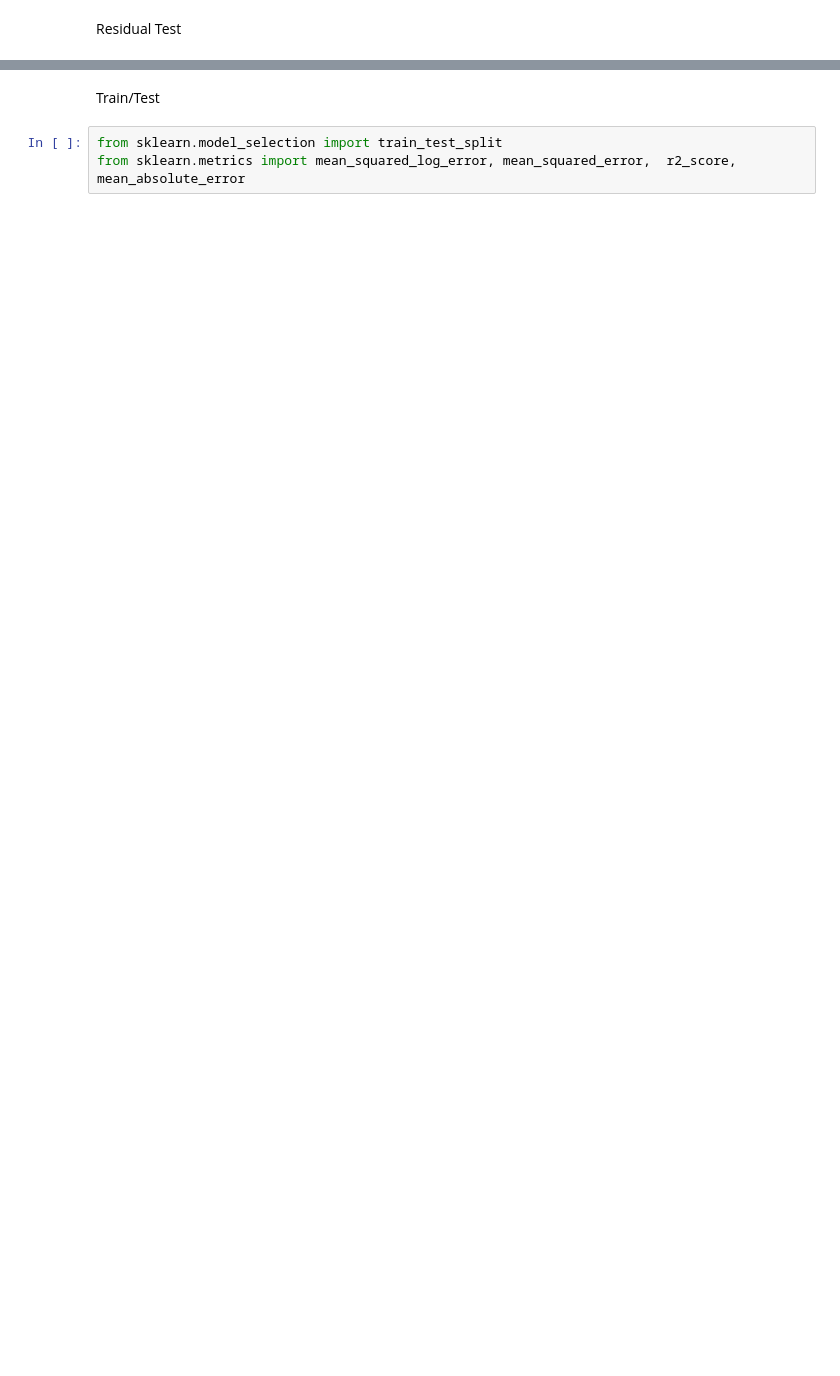
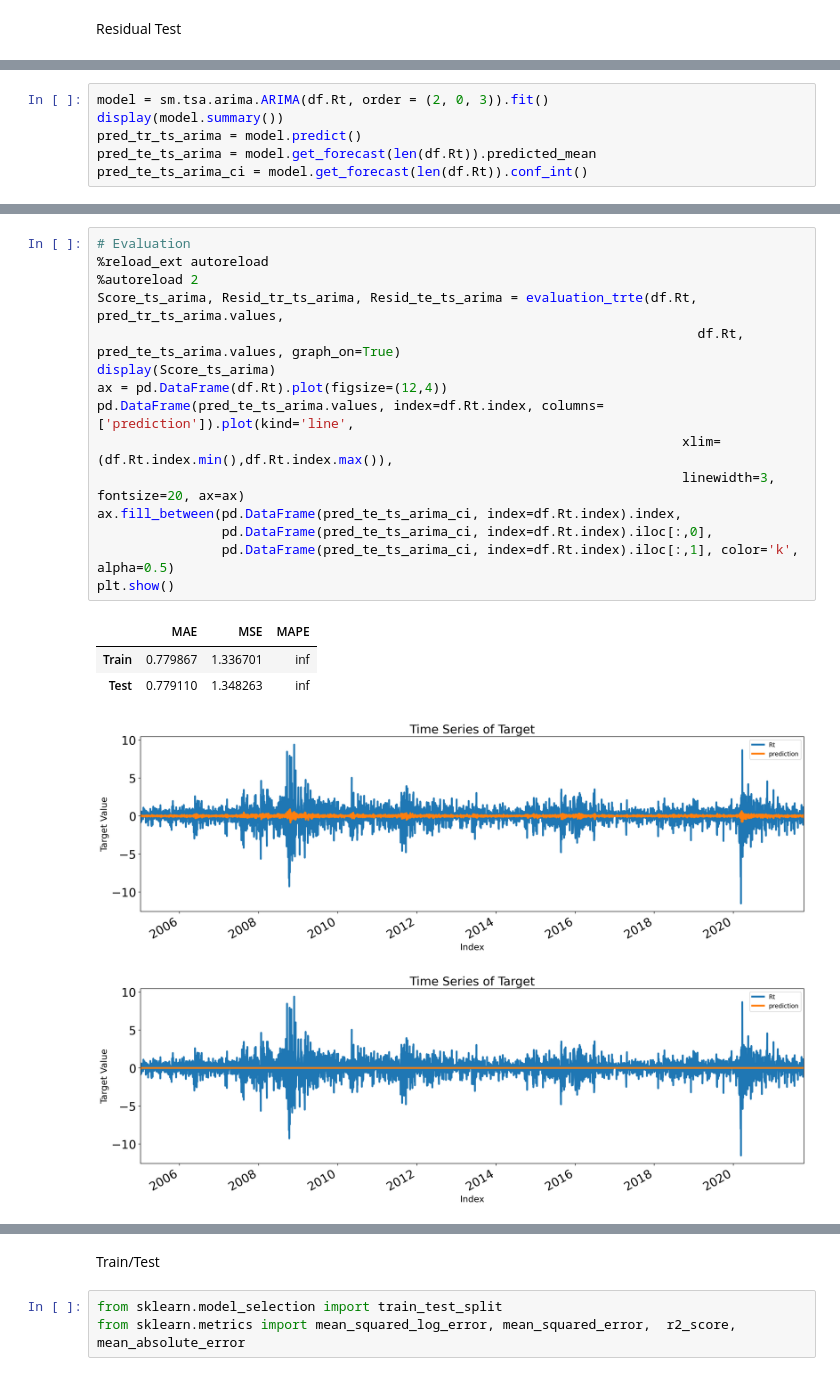
Before and after one commit to saanghyuk/ntu_course, a Jupyter notebook: TimeSeries/individual_assignment.ipynb, the cells around one changed output, grey strips where cells are left out. Cells and saved outputs as stored; diff of their text form; blank space fills up the shorter version.

```diff
--- a/TimeSeries/individual_assignment.ipynb
+++ b/TimeSeries/individual_assignment.ipynb
@@ -270,0 +290,6 @@ Residual Test
+# %%
+model = sm.tsa.arima.ARIMA(df.Rt, order = (2, 0, 3)).fit()
+display(model.summary())
+pred_tr_ts_arima = model.predict()
+pred_te_ts_arima = model.get_forecast(len(df.Rt)).predicted_mean
+pred_te_ts_arima_ci = model.get_forecast(len(df.Rt)).conf_int()
@@ -270,0 +347,21 @@ Residual Test
+# %%
+# Evaluation
+%reload_ext autoreload
+%autoreload 2
+Score_ts_arima, Resid_tr_ts_arima, Resid_te_ts_arima = evaluation_trte(df.Rt, pred_tr_ts_arima.values,
+                                                                             df.Rt, pred_te_ts_arima.values, graph_on=True)
+display(Score_ts_arima)
+ax = pd.DataFrame(df.Rt).plot(figsize=(12,4))
+pd.DataFrame(pred_te_ts_arima.values, index=df.Rt.index, columns=['prediction']).plot(kind='line',
+                                                                           xlim=(df.Rt.index.min(),df.Rt.index.max()),
+                                                                           linewidth=3, fontsize=20, ax=ax)
+ax.fill_between(pd.DataFrame(pred_te_ts_arima_ci, index=df.Rt.index).index,
+                pd.DataFrame(pred_te_ts_arima_ci, index=df.Rt.index).iloc[:,0],
+                pd.DataFrame(pred_te_ts_arima_ci, index=df.Rt.index).iloc[:,1], color='k', alpha=0.5)
+plt.show()
+# %% [output]
+|  | MAE | MSE | MAPE |
+| Train | 0.779867 | 1.336701 | inf |
+| Test | 0.779110 | 1.348263 | inf |
+[figure, added]
+[figure, added]
```
Also changed, not shown: parts of 38 cells of this notebook.
